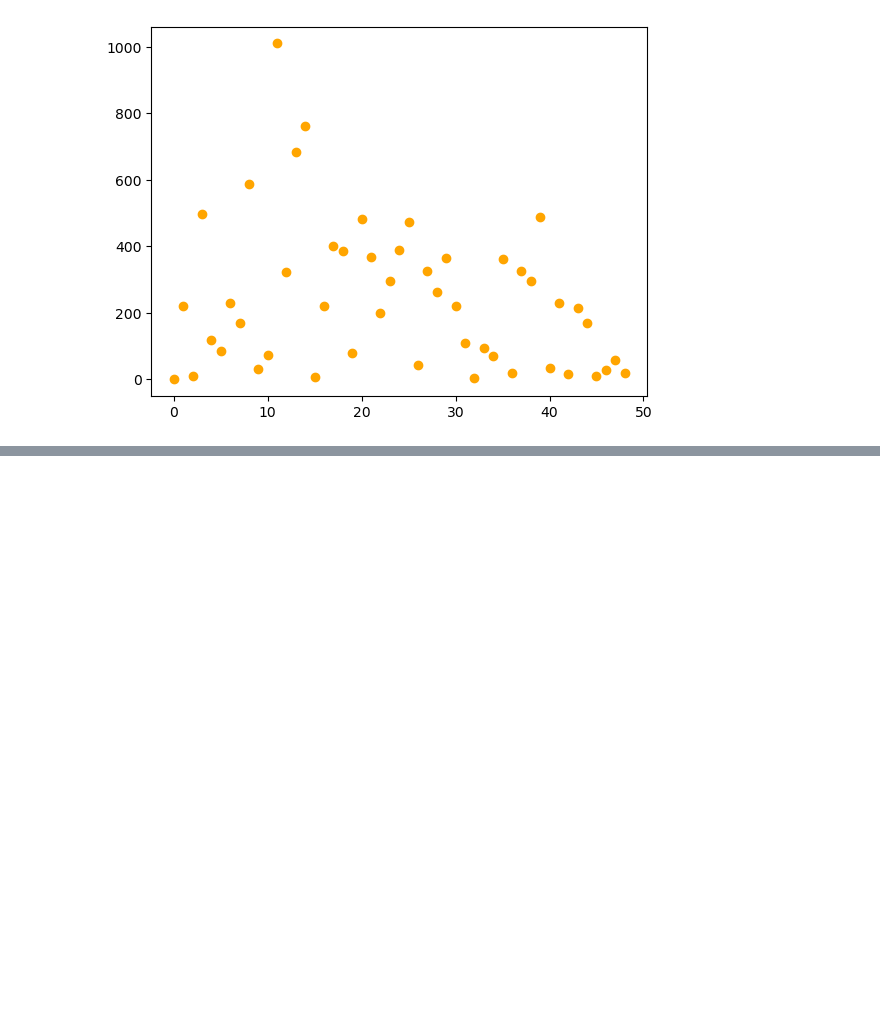
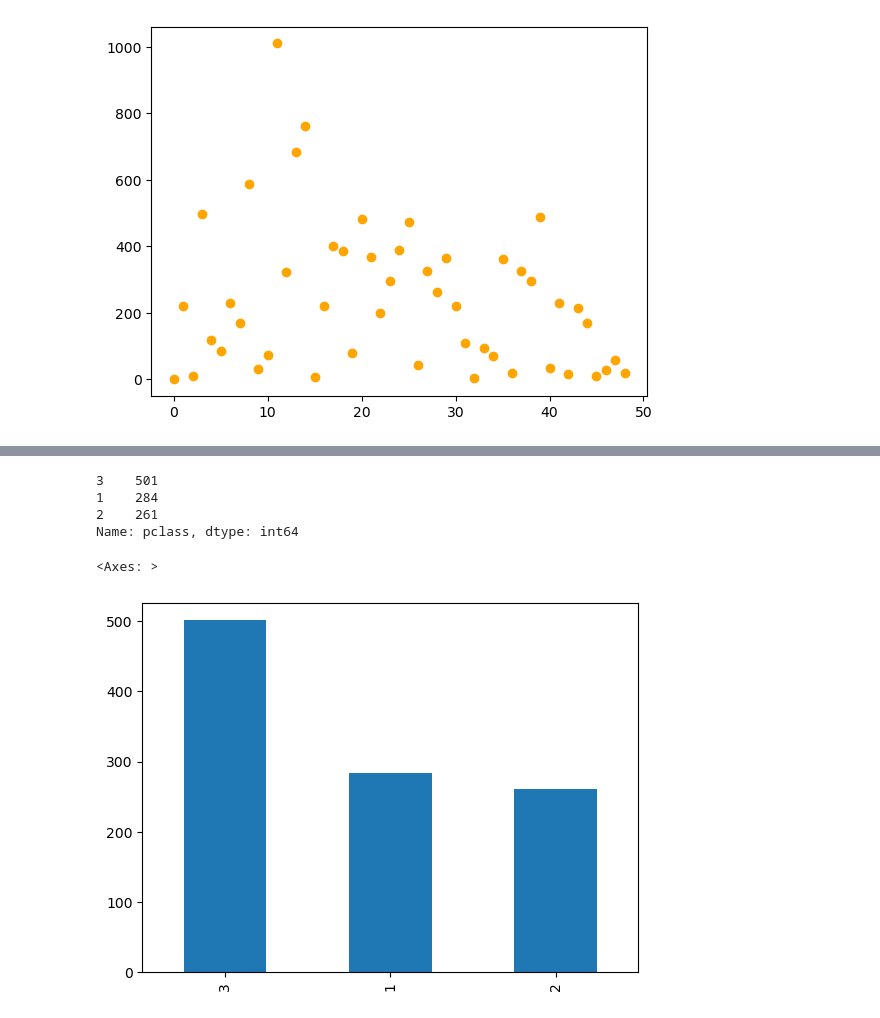
Before and after one commit to Just1919/Formation_Python_For_MachineLearning, a Jupyter notebook: Code source.ipynb, the cells around one changed output, grey strips where cells are left out. Cells and saved outputs as stored; diff of their text form; code cells hidden in the pictures; blank space fills up the shorter version.

Commit message:
Scipy + Pandas +Analyse Titanic

```diff
--- a/Code source.ipynb
+++ b/Code source.ipynb
@@ -451,0 +458,2 @@ plt.scatter(range(n_labels),sizes,c="orange")
+# %%
+data=pd.read_excel('titanic.xls')
@@ -451,0 +480,4 @@ plt.scatter(range(n_labels),sizes,c="orange")
+# %%
+
+# Supprime les colonnes
+data = data.drop(['name', 'sibsp', 'parch', 'ticket', 'fare', 'cabin', 'embarked', 'boat', 'body', 'home.dest'], axis=1)
@@ -451,0 +505,2 @@ plt.scatter(range(n_labels),sizes,c="orange")
+# %%
+data=data.dropna(axis=0)
@@ -451,0 +523,14 @@ plt.scatter(range(n_labels),sizes,c="orange")
+# %%
+#Nombre de passagers par classe
+
+data['pclass'].value_counts()
+# %% [output]
+3    501
+1    284
+2    261
+Name: pclass, dtype: int64
+# %%
+data['pclass'].value_counts().plot.bar()
+# %% [output]
+<Axes: >
+[figure, added]
```
Also changed, not shown: parts of 23 cells of this notebook, 2 other files.
